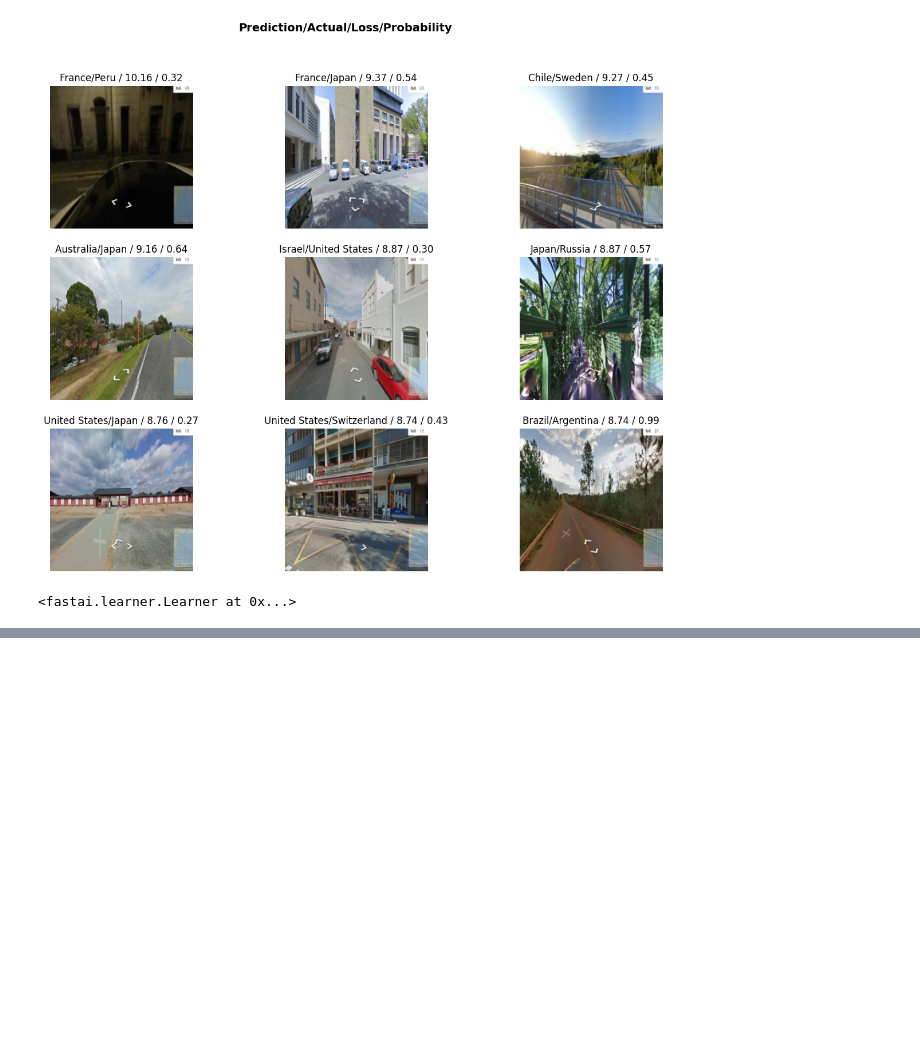
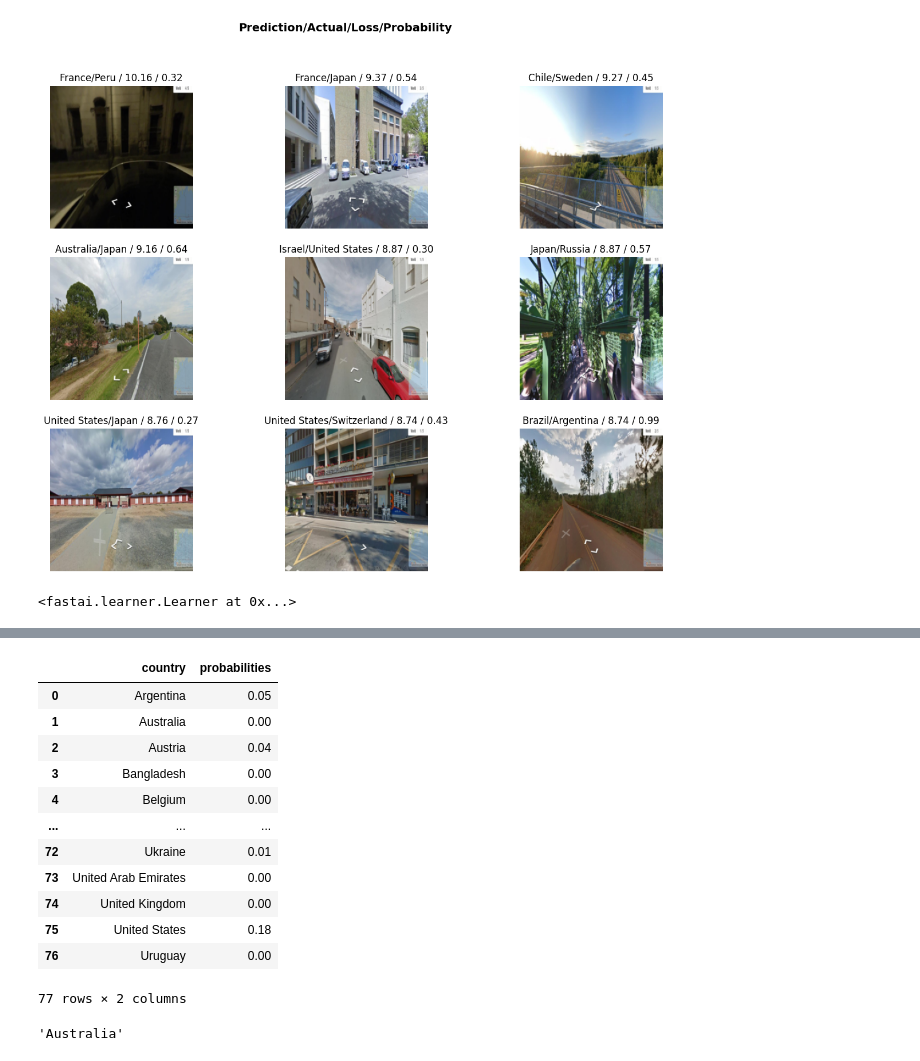
Before and after one commit to rama96/geoguessr, a Jupyter notebook: notebooks/fastai.ipynb, the cells around one changed output, grey strips where cells are left out. Drawn from its saved outputs; the diff is of its cells as text; code cells hidden in the pictures; blank space fills up the shorter version.

```diff
--- a/notebooks/fastai.ipynb
+++ b/notebooks/fastai.ipynb
@@ -152,0 +202,20 @@ df.sort_values(by='probabilities', ascending=False)
+# %%
+df
+# %% [output]
+|  | country | probabilities |
+| 0 | Argentina | 0.05 |
+| 1 | Australia | 0.00 |
+| 2 | Austria | 0.04 |
+| 3 | Bangladesh | 0.00 |
+| 4 | Belgium | 0.00 |
+| ... | ... | ... |
+| 72 | Ukraine | 0.01 |
+| 73 | United Arab Emirates | 0.00 |
+| 74 | United Kingdom | 0.00 |
+| 75 | United States | 0.18 |
+| 76 | Uruguay | 0.00 |
+77 rows × 2 columns
+# %%
+df.loc[1]['country']
+# %% [output]
+'Australia'
```
Also changed, not shown: parts of 9 cells of this notebook, 9 other files.
